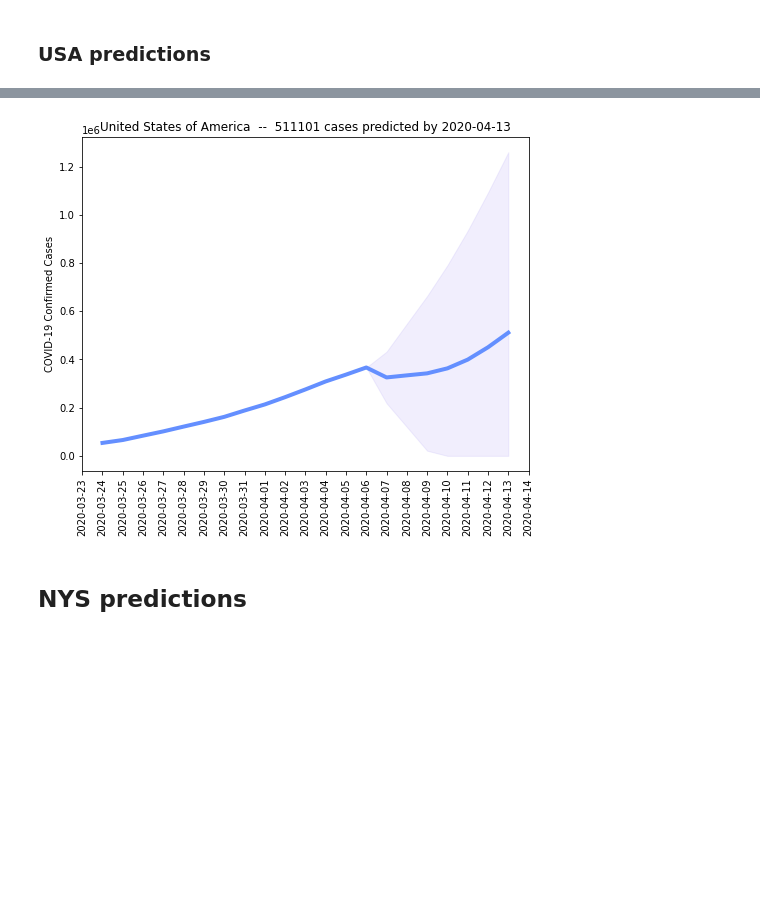
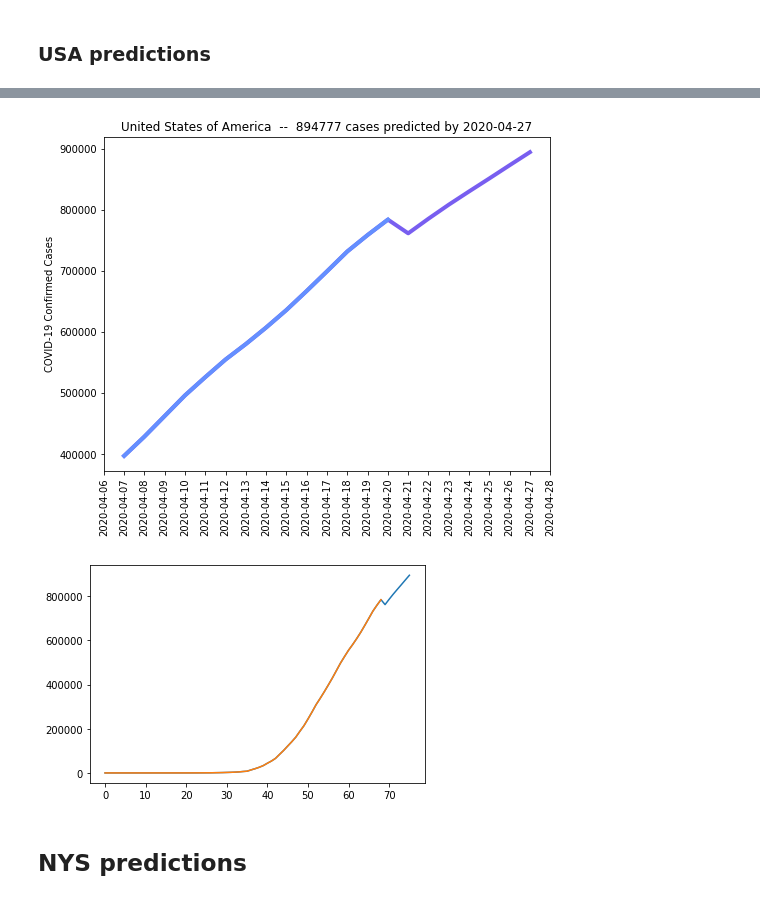
Before and after one commit to pablorp80/covid-19, a Jupyter notebook: py/COVID_19.ipynb, the cells around one changed output, grey strips where cells are left out. Saved outputs shown, nothing was run; the diff lists cells and outputs as text; code cells hidden in the pictures; blank space fills up the shorter version.

```diff
--- a/py/COVID_19.ipynb
+++ b/py/COVID_19.ipynb
@@ -825,41 +832,35 @@ pred_vals = []
 true_vals = []
 days_pred = 7
 days_disp = 21
+pred = 0
 
 for index, row in gdf.iterrows():
-  if index == 'United States':
-    country = CountryInfo(index)
+  if index == 'US':
     i = 0
     while (len(row.values) > i+length):
       seq = row.values[i:i+length+1]
       sdt = list(row.index.values[i:i+length+1])
-      if sum(seq[:-1]) > 0:
+      if seq[0] > 0:
         inpt = seq[:-1].reshape((1, -1))
-        # inpt = X_scaler.transform(inpt)
+        inpt = np.log(inpt)
         targ = seq[-1].reshape((1, -1))
-        # targ = y_scaler.transform(targ)
-        pred = net.predict(inpt)[0]
+        targ = np.log(targ)
+        pred = max(pred, net.predict(inpt)[0]) # sneaky pred_vals.append(x)
         pred_vals.append(pred)
         true_vals.append(targ)
         datadate = parser.parse(sdt[-1])
         pred_dates.append(str(datadate.date()))
       i += 1
     i = 0
-    pred = targ[0]
-    # print(inpt, pred)
+
     while (i < days_pred):
       datadate += datetime.timedelta(days=1)
       inpt = np.concatenate((inpt[0,1:], pred)).reshape((1, -1))
-      pred = net.predict(inpt)[0]
-      x = max(pred, inpt[0][-1]).reshape((1,)) # sneaky pred_vals.append(x)
+      pred = max(pred, net.predict(inpt)[0])
       pred_vals.append(pred)
       pred_dates.append(str(datadate.date()))
       i += 1
 
-pred_vals = np.array(pred_vals).reshape(1,-1)
-true_vals = np.array(true_vals).reshape(1,-1)
-true_std = np.array(stdev).reshape(1,-1)
-
-pred_vals = (pred_vals/100.0)*country.population()
-true_vals = (true_vals/100.0)*country.population()
-true_std = (true_std/100.0)*country.population()
+pred_vals = np.exp(np.array(pred_vals).reshape(1,-1))
+true_vals = np.exp(np.array(true_vals).reshape(1,-1))
+true_std = np.exp(np.array(stdev).reshape(1,-1))
@@ -869,39 +898,45 @@ import matplotlib.dates as mdates
 k = true_vals.shape[1]
 data_plot = pred_vals
 data_plot[0,:k] = true_vals[0,:]
 data_plot = data_plot[:,-days_disp:]
 data_dates = pred_dates[-days_disp:]
 cum_sdt_error = np.zeros(pred_vals.shape)
 for i in range(len(pred_dates)-k+1):
   cum_sdt_error[0,k+i-1] = true_std*i
 cum_sdt_error = cum_sdt_error[:,-days_disp:]
 
 
 days = mdates.DayLocator()
 data_dates = pd.to_datetime(data_dates)
 
 DF = pd.DataFrame()
 cdf['lstm_us_data_plot'] = data_plot[0,:]
 DF['data_plot'] = data_plot[0,:]
 DF = DF.set_index(data_dates)
 
 fig, ax = plt.subplots(figsize=(8,8))
 fig.subplots_adjust(bottom=0.3)
 plt.xticks(rotation=90)
-plt.plot(DF, linewidth=4, color="#648fff")
+plt.plot(DF.index, pred_vals[0,-21:], linewidth=4, color="#785ef0")
+plt.plot(DF.index[-21:-days_pred], true_vals[0,-21+days_pred:], linewidth=4, color="#648fff")
+ax.xaxis.set_major_locator(days)
 plt.ylabel('COVID-19 Confirmed Cases')
 plt.title('United States of America  --  ' + str(int(pred_vals[0,-1])) + ' cases predicted by ' + pred_dates[-1])
+# plt.savefig('us-lstm.png', dpi=350, bbox_inches='tight')
+plt.show()
+
+plt.figure()
+plt.plot(pred_vals[0,:])
+plt.plot(true_vals[0,:])
+plt.show()
 
 cdf['lstm_us_cum_sdt_error_p'] = data_plot[0,:]+cum_sdt_error[0,:]
 cdf['lstm_us_cum_sdt_error_n'] = (data_plot[0,:]-cum_sdt_error[0,:]).clip(0)
 DF['cum_sdt_error_p'] = data_plot[0,:]+cum_sdt_error[0,:]
 DF['cum_sdt_error_n'] = (data_plot[0,:]-cum_sdt_error[0,:]).clip(0)
-plt.fill_between(DF.index, DF['cum_sdt_error_p'], DF['cum_sdt_error_n'],
-                 alpha=0.1, color="#785ef0")
-ax.xaxis.set_major_locator(days)
-plt.savefig('us-lstm.png', dpi=350, bbox_inches='tight')
 # %% [output]
-[figure, old version]
+[figure, new version]
+[figure, added]
 # %% [markdown]
 ## NYS predictions
 # %%
```
Also changed, not shown: parts of 45 cells of this notebook, 17 other files.
